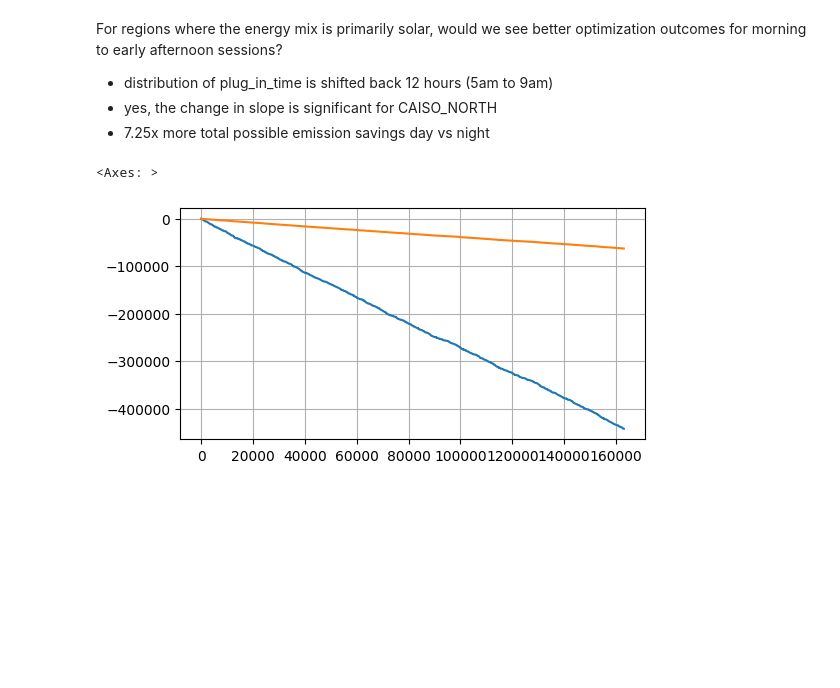
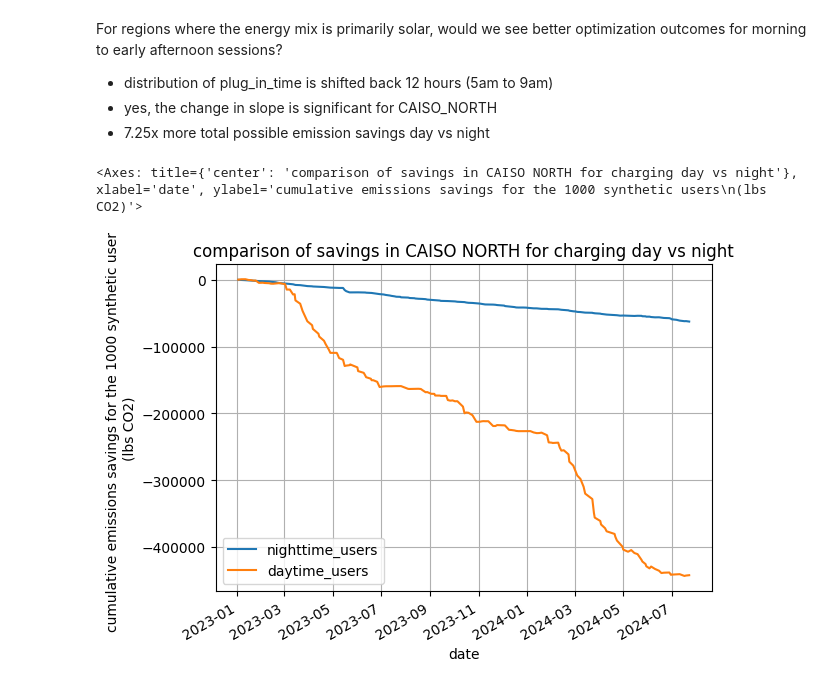
Before and after one commit to WattTime/watttime-python-client, a Jupyter notebook: evaluation/analysis/midway_checkin_results.ipynb, the cells around one changed output. Cells and saved outputs as stored; diff of their text form; code cells hidden in the pictures; blank space fills up the shorter version.

Commit message:
edits to plots in midway checkin results

```diff
--- a/evaluation/analysis/midway_checkin_results.ipynb
+++ b/evaluation/analysis/midway_checkin_results.ipynb
@@ -331,7 +332,22 @@ caiso_day = s3.load_csvdataframe(file=results_key)
-# %%
-caiso_day["baseline_difference"] = caiso_day["simple_actual_emissions"] - caiso_day["baseline_actual_emissions"]
-caiso_day["baseline_difference"].cumsum().plot(grid=True, figsize=(6, 3))
-results_data.query('region == "CAISO_NORTH"')["baseline_difference"].cumsum().plot(grid=True, figsize=(6, 3))
-# %% [output]
-<Axes: >
-[figure, removed]
+# %%
+results_key = "results/20240818_1k_synth_users_163_days_CAISO_NORTH_daytime.csv"
+caiso_day = s3.load_csvdataframe(file=results_key)
+caiso_day["baseline_difference"] = caiso_day["simple_actual_emissions"] - caiso_day["baseline_actual_emissions"]
+
+caiso_day_by_date = caiso_day.groupby("distinct_dates")["baseline_difference"].sum()
+caiso_day_by_date = caiso_day_by_date.rename("daytime_users")
+caiso_night_by_date = results_data.query('region == "CAISO_NORTH"').groupby("distinct_dates")["baseline_difference"].sum()
+caiso_night_by_date = caiso_night_by_date.rename("nighttime_users")
+
+caiso = pd.concat([caiso_night_by_date, caiso_day_by_date], axis=1)
+caiso.index = pd.to_datetime(caiso.index)
+caiso.index.name = "date"
+# %%
+caiso.cumsum().plot(
+    grid=True,
+    ylabel="cumulative emissions savings for the 1000 synthetic users\n(lbs CO2)",
+    title="comparison of savings in CAISO NORTH for charging day vs night"
+)
+# %% [output]
+<Axes: title={'center': 'comparison of savings in CAISO NORTH for charging day vs night'}, xlabel='date', ylabel='cumulative emissions savings for the 1000 synthetic users\n(lbs CO2)'>
+[figure, added]
```
Also changed, not shown: parts of 5 cells of this notebook.
